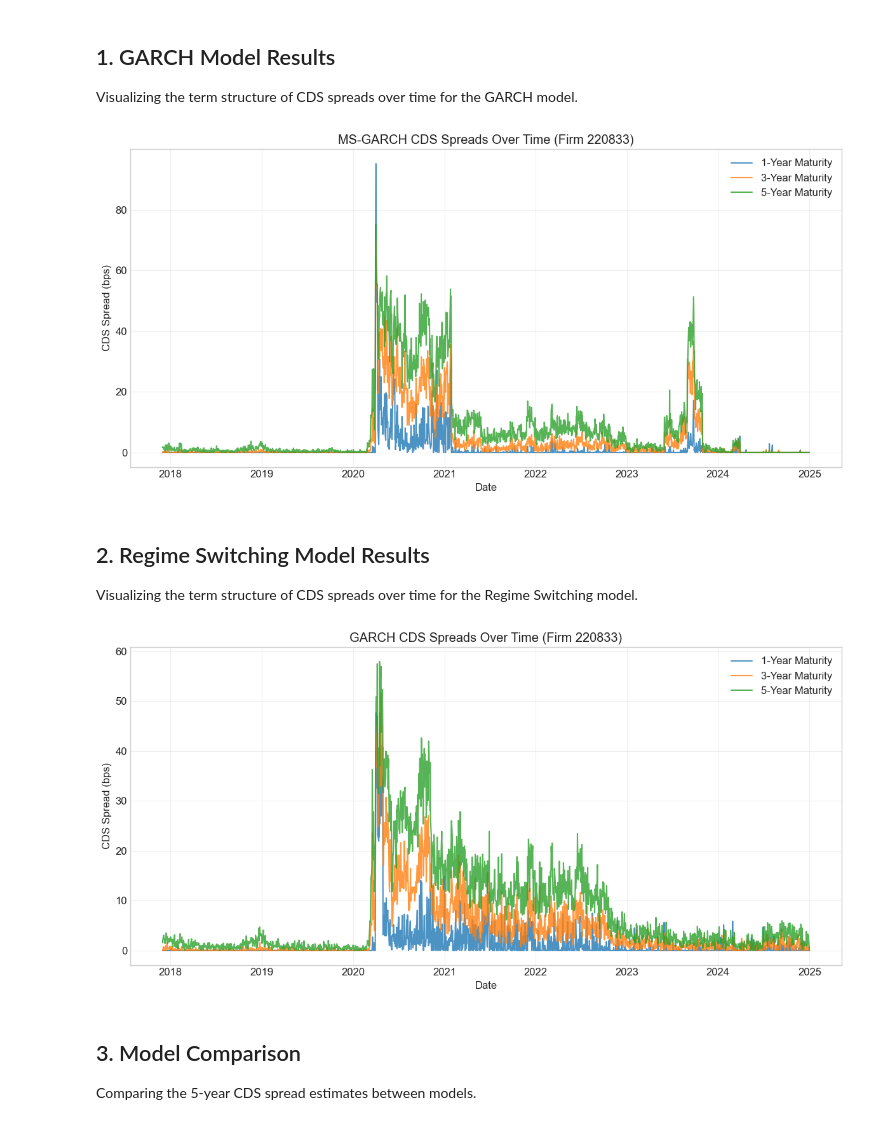
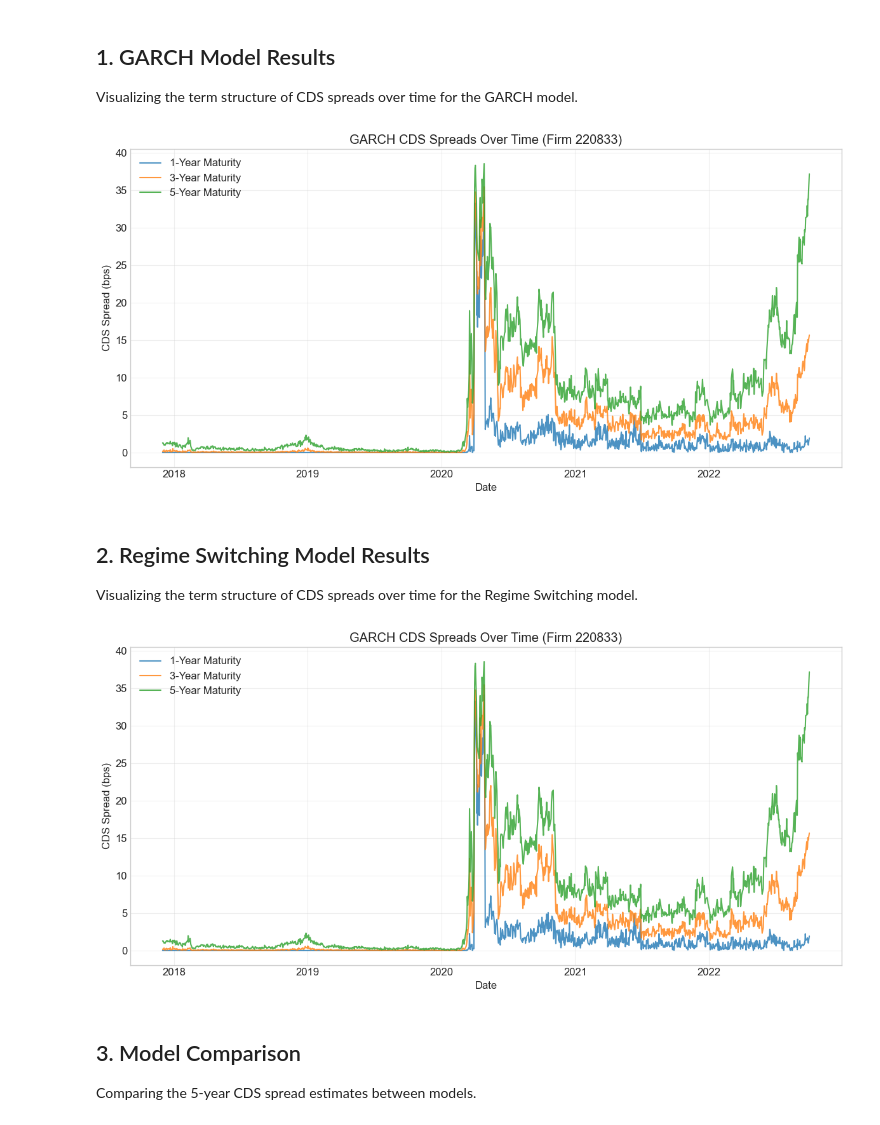
Before and after one commit to ChaseW3/Seminar-QF, a Jupyter notebook: Seminar QF/notebooks/visualize_results.ipynb, the cells around one changed output. Cells and saved outputs as stored; diff of their text form; code cells hidden in the pictures.

Commit message:
added plots and merged data batches

```diff
--- a/Seminar QF/notebooks/visualize_results.ipynb
+++ b/Seminar QF/notebooks/visualize_results.ipynb
@@ -136,7 +136,7 @@ from src.utils import config
 # These files contain columns like: mc_garch_implied_spread_1y, mc_garch_implied_spread_3y, etc.
 
 # GARCH Model
-garch_file = config.OUTPUT_DIR / 'daily_monte_carlo_garch_results.csv'
+garch_file = config.OUTPUT_DIR / 'batch_garch_results.csv'
 if garch_file.exists():
     df_garch = pd.read_csv(garch_file)
     df_garch['date'] = pd.to_datetime(df_garch['date'])
@@ -151,7 +151,7 @@ else:
     print(f"Warning: {garch_file} not found.")
 
 # Regime Switching Model
-rs_file = config.OUTPUT_DIR / 'daily_monte_carlo_regime_switching_results.csv'
+rs_file = config.OUTPUT_DIR / 'batch_regime_switching_results.csv'
 if rs_file.exists():
     df_rs = pd.read_csv(rs_file)
     df_rs['date'] = pd.to_datetime(df_rs['date'])
@@ -216,16 +216,16 @@ plotter.plot_spreads_over_time('Regime Switching', gvkey=241637, maturities=[1,
 Visualizing the term structure of CDS spreads over time for the GARCH model.
 # %%
 # Plot for firm 14447
-plotter.plot_spreads_over_time('MS-GARCH', gvkey=220833, maturities=[1, 3, 5])
+plotter.plot_spreads_over_time('GARCH', gvkey=220833, maturities=[1, 3, 5])
 # %% [output]
-[figure, old version]
+[figure, new version]
 # %% [markdown]
 ## 2. Regime Switching Model Results
 Visualizing the term structure of CDS spreads over time for the Regime Switching model.
 # %%
 plotter.plot_spreads_over_time('GARCH', gvkey=220833, maturities=[1, 3, 5])
 # %% [output]
-[figure, old version]
+[figure, new version]
 # %% [markdown]
 ## 3. Model Comparison
 Comparing the 5-year CDS spread estimates between models.
```
Also changed, not shown: parts of 15 cells of this notebook, 1 other file.
